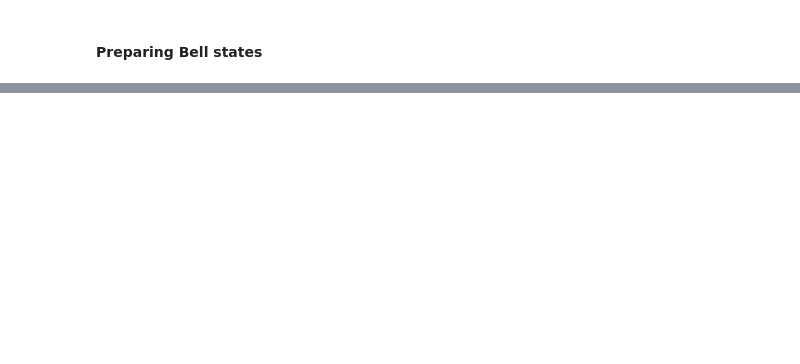
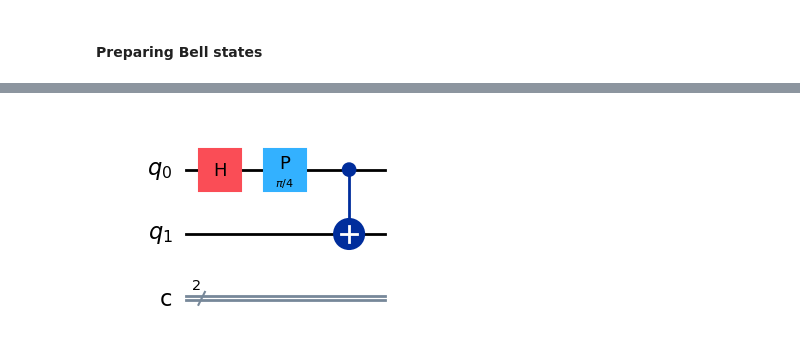
Before and after one commit to padlewsk/acoustic-projects, a Jupyter notebook: wavebit/simulation/pyhton/theory_validation.ipynb, the cells around one changed output, grey strips where cells are left out. Saved outputs shown, nothing was run; the diff lists cells and outputs as text; code cells hidden in the pictures; blank space fills up the shorter version.

```diff
--- a/wavebit/simulation/pyhton/theory_validation.ipynb
+++ b/wavebit/simulation/pyhton/theory_validation.ipynb
@@ -289,0 +25,14 @@ plot_histogram(results5.get_counts())
+# %%
+# Shortcut for QuantumCircuit(QuantumRegister(2), ClassicalRegister(2))
+qc1 = QuantumCircuit(2,2)
+
+# TODO prepare a Bell state
+# e.g. by doing a h gate on qubit 0 followed by a cnot on qubits 0 and 1
+
+qc1.h(0)
+qc1.p(np.pi/4, 0)
+qc1.cx(0,1)
+
+qc1.draw('mpl')
+# %% [output]
+[figure, added]
```
Also changed, not shown: parts of 60 cells of this notebook, 2 other files.
